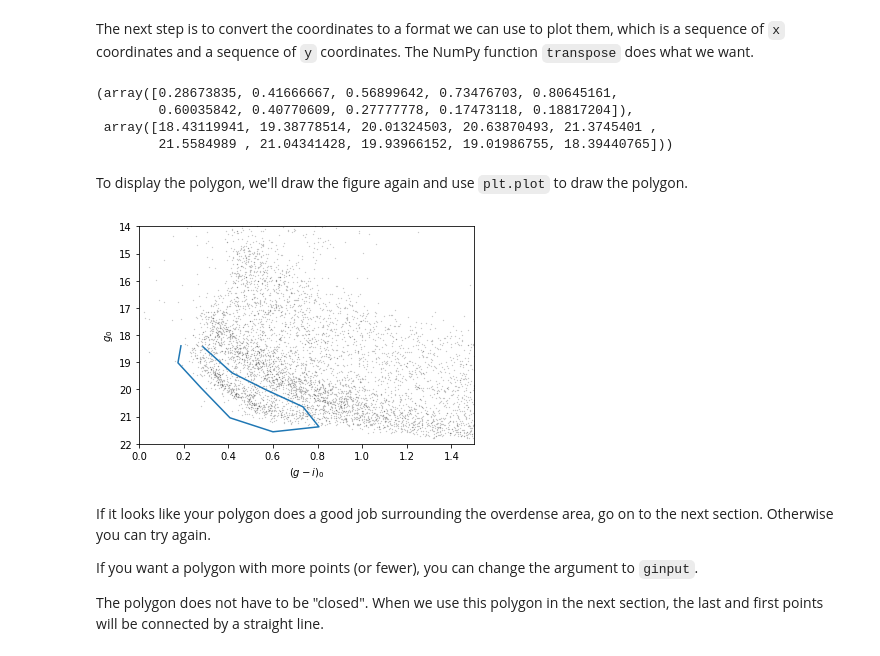
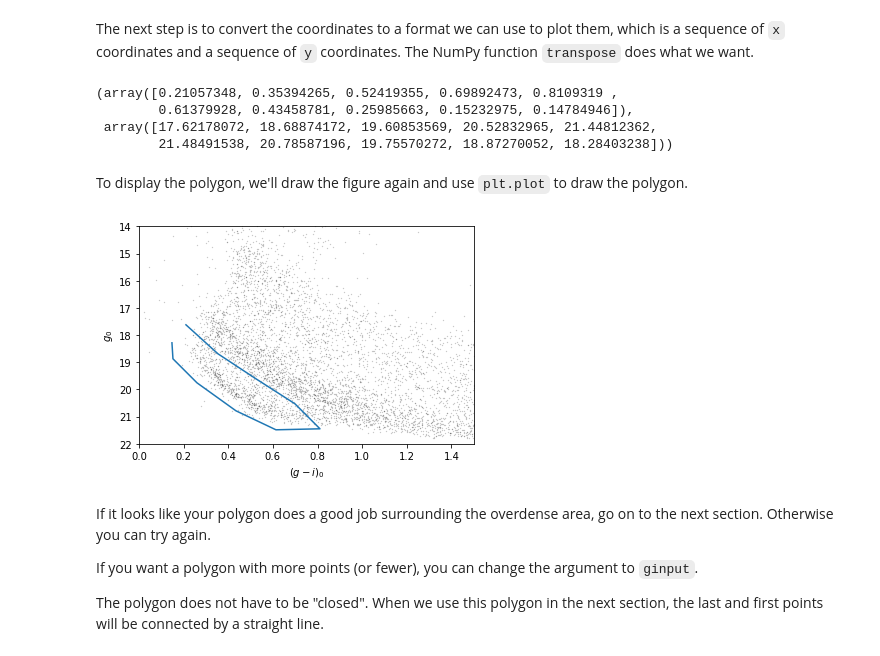
Before and after one commit to datacarpentry/astronomy-python, a Jupyter notebook: new_notebooks/06_photo.ipynb, the cells around one changed output. Cells and saved outputs as stored; diff of their text form; code cells hidden in the pictures.

```diff
--- a/new_notebooks/06_photo.ipynb
+++ b/new_notebooks/06_photo.ipynb
@@ -28,7 +30,7 @@ if IN_COLAB:
 # %%
 import os
 
-filename = 'gd1_candidates.hdf5'
+filename = 'gd1_photo.fits'
 
 if not os.path.exists(filename):
-    !wget https://github.com/datacarpentry/astronomy-python/raw/gh-pages/data/gd1_candidates.hdf5
+    !wget https://github.com/datacarpentry/astronomy-python/raw/gh-pages/data/gd1_photo.fits
@@ -48,3 +37,7 @@ candidate_df = pd.read_hdf(filename, dataset_name)
+# %%
+from astropy.table import Table
+
+photo_table = Table.read(filename)
 # %% [markdown]
 ## Plotting photometry data
 
@@ -129,7 +124,7 @@ if IN_COLAB:
               (0.4, 17.5)]
 else:
     mpl.use('TkAgg')
-    plot_cmd(results7)
+    plot_cmd(photo_table)
     coords = plt.ginput(10)
     mpl.use('agg')
 # %% [markdown]
@@ -168,17 +163,17 @@ import numpy as np
 xs, ys = np.transpose(coords)
 xs, ys
 # %% [output]
-(array([0.28673835, 0.41666667, 0.56899642, 0.73476703, 0.80645161,
-        0.60035842, 0.40770609, 0.27777778, 0.17473118, 0.18817204]),
- array([18.43119941, 19.38778514, 20.01324503, 20.63870493, 21.3745401 ,
-        21.5584989 , 21.04341428, 19.93966152, 19.01986755, 18.39440765]))
+(array([0.21057348, 0.35394265, 0.52419355, 0.69892473, 0.8109319 ,
+        0.61379928, 0.43458781, 0.25985663, 0.15232975, 0.14784946]),
+ array([17.62178072, 18.68874172, 19.60853569, 20.52832965, 21.44812362,
+        21.48491538, 20.78587196, 19.75570272, 18.87270052, 18.28403238]))
 # %% [markdown]
 To display the polygon, we'll draw the figure again and use `plt.plot` to draw the polygon.
 # %%
-plot_cmd(results7)
+plot_cmd(photo_table)
 plt.plot(xs, ys);
 # %% [output]
-[figure, old version]
+[figure, new version]
 # %% [markdown]
 If it looks like your polygon does a good job surrounding the overdense area, go on to the next section.  Otherwise you can try again.
 
```
Also changed, not shown: parts of 24 cells of this notebook, 4 other files.
